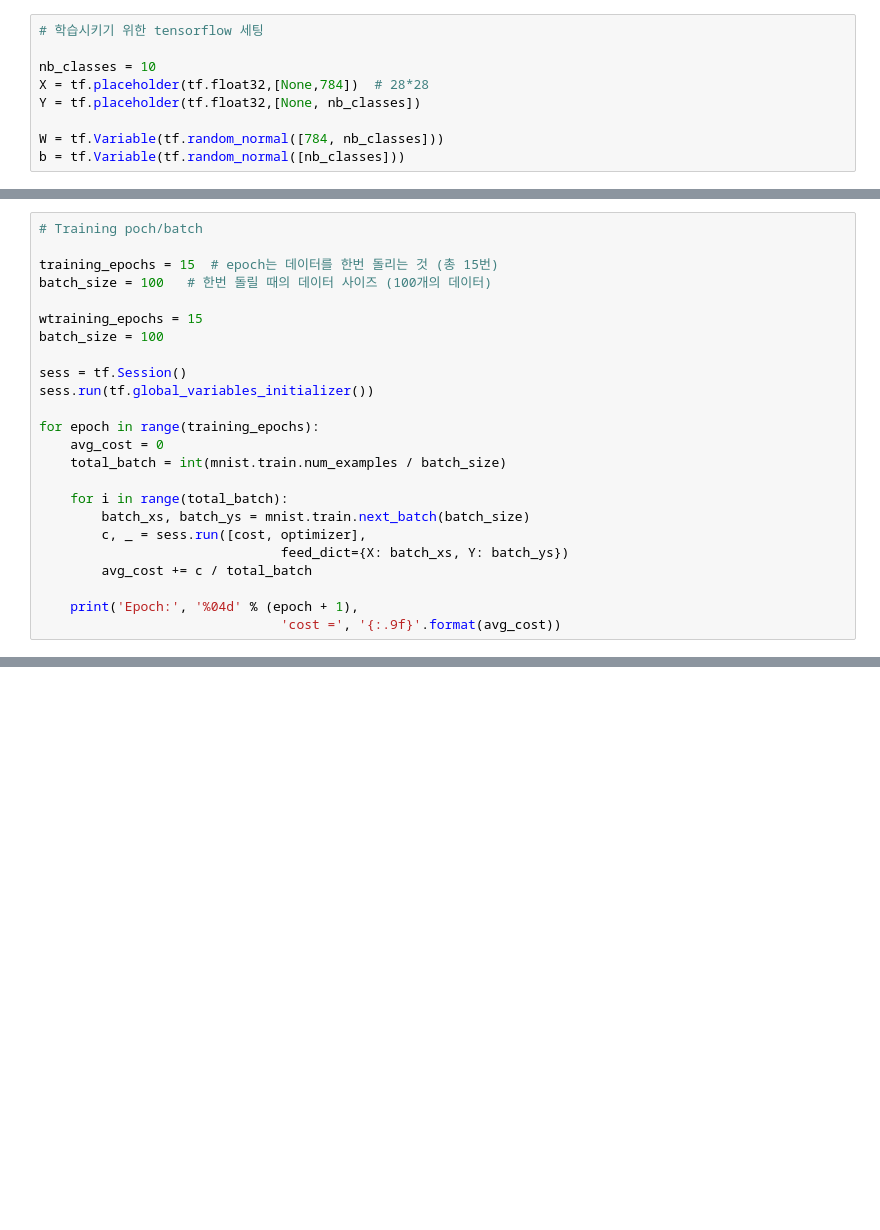
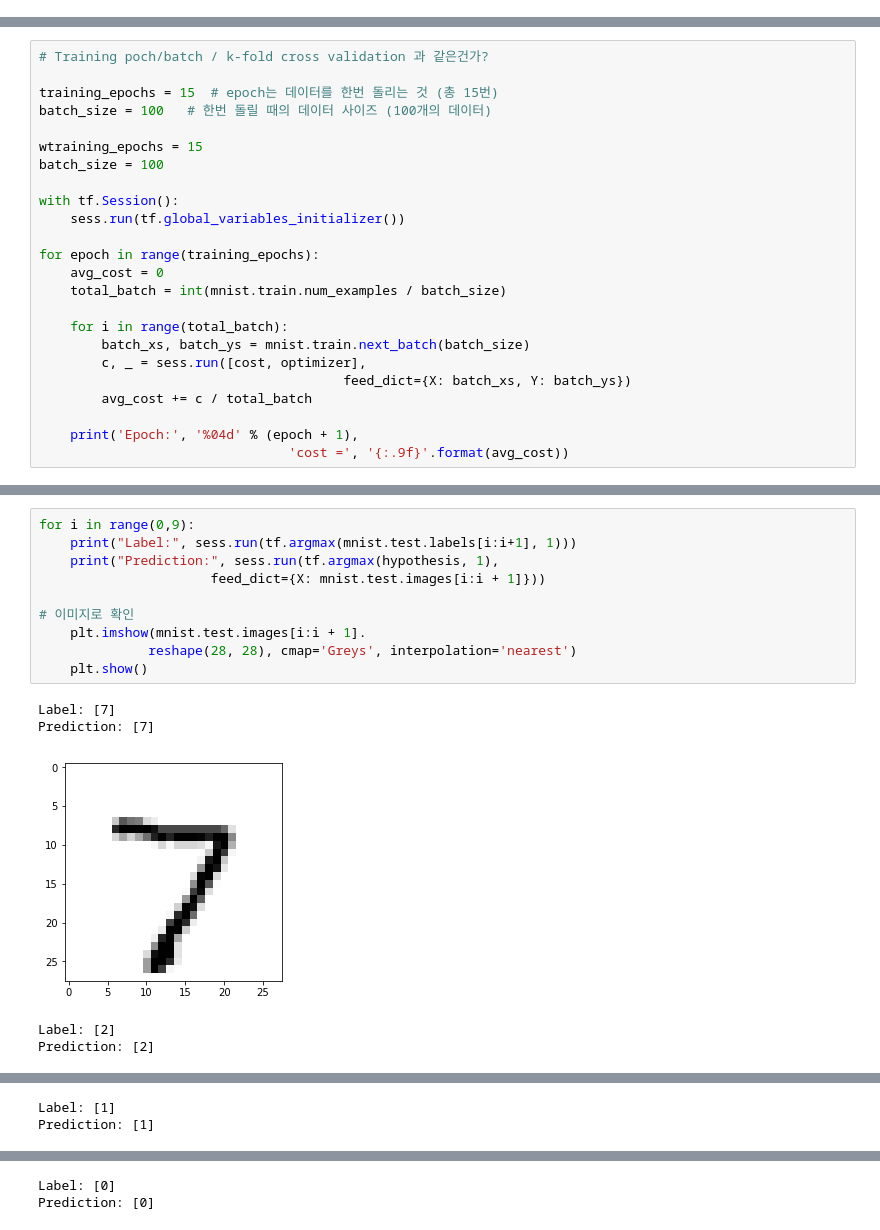
Before and after one commit to miyoungshin/SNU_BDI, a Jupyter notebook: 스터디_머신러닝/ML_lab_07_1.ipynb, the cells around one changed output, grey strips where cells are left out. Drawn from its saved outputs; the diff is of its cells as text; blank space fills up the shorter version.

```diff
--- a/스터디_머신러닝/ML_lab_07_1.ipynb
+++ b/스터디_머신러닝/ML_lab_07_1.ipynb
@@ -24,13 +23,4 @@ Extracting MNIST_data/train-images-idx3-ubyte.gz
 Extracting MNIST_data/train-labels-idx1-ubyte.gz
 Extracting MNIST_data/t10k-images-idx3-ubyte.gz
 Extracting MNIST_data/t10k-labels-idx1-ubyte.gz
-# %%
-# 학습시키기 위한 tensorflow 세팅
-
-nb_classes = 10
-X = tf.placeholder(tf.float32,[None,784])  # 28*28
-Y = tf.placeholder(tf.float32,[None, nb_classes])
-
-W = tf.Variable(tf.random_normal([784, nb_classes]))
-b = tf.Variable(tf.random_normal([nb_classes]))
 # %%
@@ -44,7 +34,7 @@ optimizer = tf.train.GradientDescentOptimizer(learning_rate=0.1).minimize(cost)
 is_correct = tf.equal(tf.arg_max(hypothesis, 1), tf.arg_max(Y, 1))
 accuracy = tf.reduce_mean(tf.cast(is_correct, tf.float32))
 # %%
-# Training poch/batch
+# Training poch/batch / k-fold cross validation 과 같은건가?
 
 training_epochs = 15  # epoch는 데이터를 한번 돌리는 것 (총 15번)
 batch_size = 100   # 한번 돌릴 때의 데이터 사이즈 (100개의 데이터)
@@ -52,8 +42,8 @@ batch_size = 100   # 한번 돌릴 때의 데이터 사이즈 (100개의 데이
 wtraining_epochs = 15
 batch_size = 100
 
-sess = tf.Session()
-sess.run(tf.global_variables_initializer())
+with tf.Session():
+    sess.run(tf.global_variables_initializer())
 
 for epoch in range(training_epochs):
     avg_cost = 0
@@ -62,9 +52,9 @@ for epoch in range(training_epochs):
     for i in range(total_batch):
         batch_xs, batch_ys = mnist.train.next_batch(batch_size)
         c, _ = sess.run([cost, optimizer],
-                               feed_dict={X: batch_xs, Y: batch_ys})
+                                       feed_dict={X: batch_xs, Y: batch_ys})
         avg_cost += c / total_batch
 
     print('Epoch:', '%04d' % (epoch + 1),
-                               'cost =', '{:.9f}'.format(avg_cost))
+                                'cost =', '{:.9f}'.format(avg_cost))
 # %% [output]
@@ -107,0 +98,16 @@ Prediction: [7]
+# %%
+for i in range(0,9):
+    print("Label:", sess.run(tf.argmax(mnist.test.labels[i:i+1], 1)))
+    print("Prediction:", sess.run(tf.argmax(hypothesis, 1),
+                      feed_dict={X: mnist.test.images[i:i + 1]}))
+
+# 이미지로 확인
+    plt.imshow(mnist.test.images[i:i + 1].
+              reshape(28, 28), cmap='Greys', interpolation='nearest')
+    plt.show()
+# %% [output]
+Label: [7]
+Prediction: [7]
+[figure, added]
+Label: [2]
+Prediction: [2]
@@ -107,0 +115,2 @@ Prediction: [7]
+Label: [1]
+Prediction: [1]
@@ -107,0 +118,2 @@ Prediction: [7]
+Label: [0]
+Prediction: [0]
```
Also changed, not shown: parts of 7 cells of this notebook, 14 other files.
